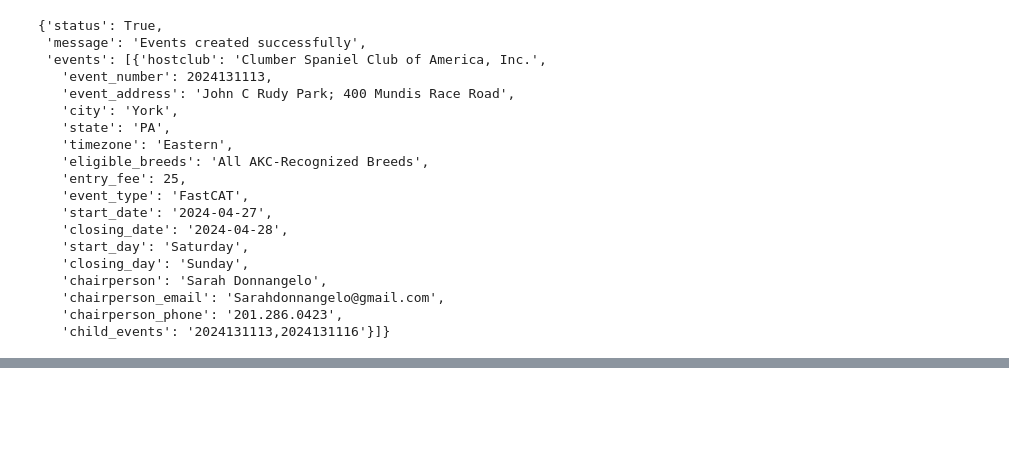
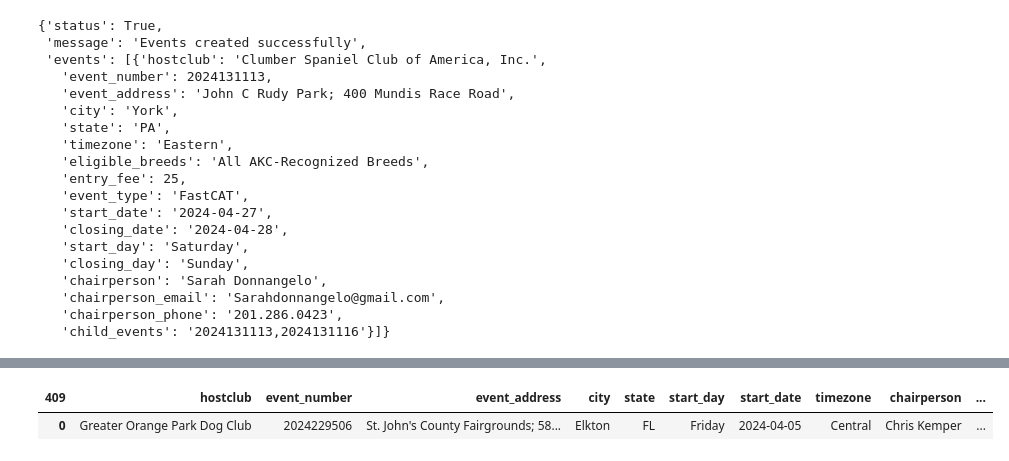
Before and after one commit to Pechi77/update_events_streamlit, a Jupyter notebook: Untitled.ipynb, the cells around one changed output, grey strips where cells are left out. Drawn from its saved outputs; the diff is of its cells as text; code cells hidden in the pictures; blank space fills up the shorter version.

```diff
--- a/Untitled.ipynb
+++ b/Untitled.ipynb
@@ -1086,0 +1091,2 @@ response.json()
+# %%
+file = "AKC FCAT EVENTS JAN 11 2024 TO JAN 10 2025 DOWNLOADED JAN 11 2024.csv"
@@ -1086,0 +1095,38 @@ response.json()
+# %%
+CHILD_EVENTS_DICT = {}
+def grouped_operation(grouped_df):
+
+    last_row = grouped_df.iloc[-1]  # Get the last row of the group
+    grouped_df["closing_day"] = last_row["start_day"]
+    grouped_df["closing_date"] = last_row["start_date"]
+    parent_event = grouped_df["event_number"].iloc[0]
+    CHILD_EVENTS_DICT[parent_event] = grouped_df["event_number"].astype(str).str.cat(sep=",")
+    return grouped_df.iloc[0, :]
+# %%
+try:
+    df = pd.read_csv(file)
+except UnicodeDecodeError:
+    df = pd.read_csv(file, encoding="iso8859")
+
+df.columns = df.columns.str.strip()
+df = df.rename(columns=constants.RENAME_DICT)
+df["start_date"] = pd.to_datetime(df["start_date"])
+df = df.sort_values(by=["hostclub", "start_date"])
+df["hostclub"] = df["hostclub"].apply(str.strip)
+# df = df.drop_duplicates(subset=["hostclub", "start_date"])
+# df.reset_index(drop=True, inplace=True)
+# df_final = df.groupby(["hostclub", df.groupby('hostclub')["start_date"].diff().bfill()], as_index=False).apply(grouped_operation)
+df_final = df.groupby(["hostclub", df.groupby('hostclub')["start_date"].diff().dt.days.bfill().replace({1:0}).ne(0).cumsum()], as_index=False).apply(grouped_operation)
+df_final["entry_fee"] = df_final["entry_fee"].fillna("$").apply(lambda row: row.strip("$"))
+df_final["entry_fee"] = df_final["entry_fee"].replace({"":0})
+df_final["entry_fee"] = df_final["entry_fee"].astype(float)
+df_final["start_date"] = df_final["start_date"].dt.strftime("%Y-%m-%d")
+df_final["closing_date"] = df_final["closing_date"].dt.strftime("%Y-%m-%d")
+df_final["timezone"] = df_final["timezone"].ffill()
+df_final["event_type"] = df_final["event_type"].str.strip()
+df_final["chairperson"] = df_final["chairperson"].fillna("")
+df_final["chairperson"] = df_final["chairperson"].fillna("")
+df_final["chairperson_email"] = df_final["chairperson_email"].fillna("")
+df_final["chairperson_phone"] = df_final["chairperson_phone"].fillna("")
+df_final["child_events"] = df_final["event_number"].map(CHILD_EVENTS_DICT)
+df_final["event_type"] = df_final["event_type"].replace({"FCAT":"FastCAT"})
@@ -1086,0 +1135,7 @@ response.json()
+# %%
+d = df[df["hostclub"] == "Greater Orange Park Dog Club"]
+# %%
+d.groupby(["hostclub", d.groupby('hostclub')["start_date"].diff().dt.days.bfill().replace({1:0}).ne(0).cumsum()], as_index=False).apply(grouped_operation)
+# %% [output]
+| 409 | hostclub | event_number | event_address | city | state | start_day | start_date | timezone | chairperson | ... |
+| 0 | Greater Orange Park Dog Club | 2024229506 | St. John's County Fairgrounds; 58... | Elkton | FL | Friday | 2024-04-05 | Central | Chris Kemper | ... |
```
Also changed, not shown: parts of 3 cells of this notebook, 2 other files.
